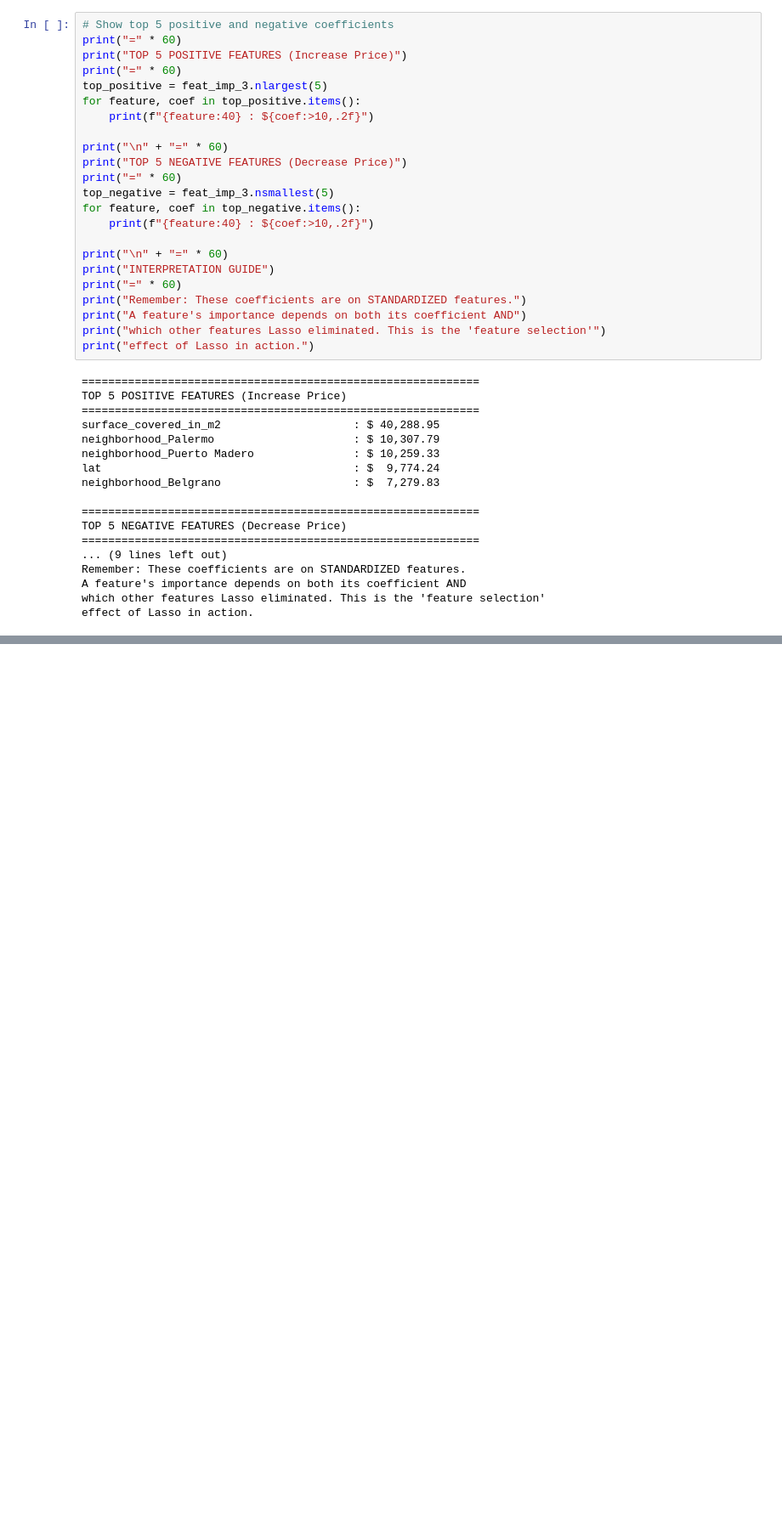
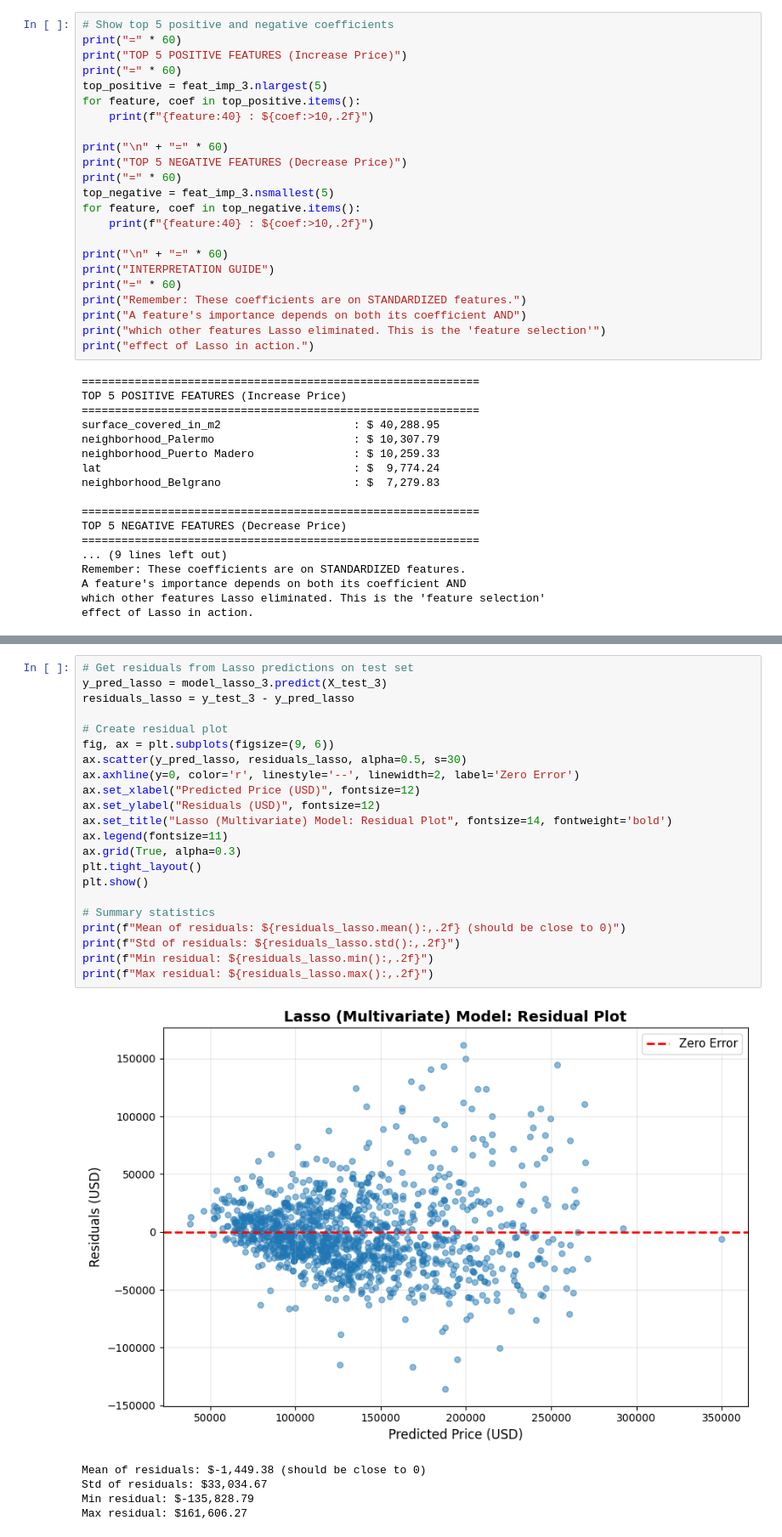
Before and after one commit to nayeem29dse/Predicting-Housing-Prices-in-Buenos-Aires-with-Linear-Regression, a Jupyter notebook: prediction_model.ipynb, the cells around one changed output, grey strips where cells are left out. Shown at 85% size. Drawn from its saved outputs; the diff is of its cells as text; blank space fills up the shorter version.

Commit message:
Residual Analysis: Univariate vs. Multivariate

```diff
--- a/prediction_model.ipynb
+++ b/prediction_model.ipynb
@@ -1393,0 +1409,28 @@ effect of Lasso in action.
+# %%
+# Get residuals from Lasso predictions on test set
+y_pred_lasso = model_lasso_3.predict(X_test_3)
+residuals_lasso = y_test_3 - y_pred_lasso
+
+# Create residual plot
+fig, ax = plt.subplots(figsize=(9, 6))
+ax.scatter(y_pred_lasso, residuals_lasso, alpha=0.5, s=30)
+ax.axhline(y=0, color='r', linestyle='--', linewidth=2, label='Zero Error')
+ax.set_xlabel("Predicted Price (USD)", fontsize=12)
+ax.set_ylabel("Residuals (USD)", fontsize=12)
+ax.set_title("Lasso (Multivariate) Model: Residual Plot", fontsize=14, fontweight='bold')
+ax.legend(fontsize=11)
+ax.grid(True, alpha=0.3)
+plt.tight_layout()
+plt.show()
+
+# Summary statistics
+print(f"Mean of residuals: ${residuals_lasso.mean():,.2f} (should be close to 0)")
+print(f"Std of residuals: ${residuals_lasso.std():,.2f}")
+print(f"Min residual: ${residuals_lasso.min():,.2f}")
+print(f"Max residual: ${residuals_lasso.max():,.2f}")
+# %% [output]
+[figure, added]
+Mean of residuals: $-1,449.38 (should be close to 0)
+Std of residuals: $33,034.67
+Min residual: $-135,828.79
+Max residual: $161,606.27
```
Also changed, not shown: parts of 1 cell of this notebook.
